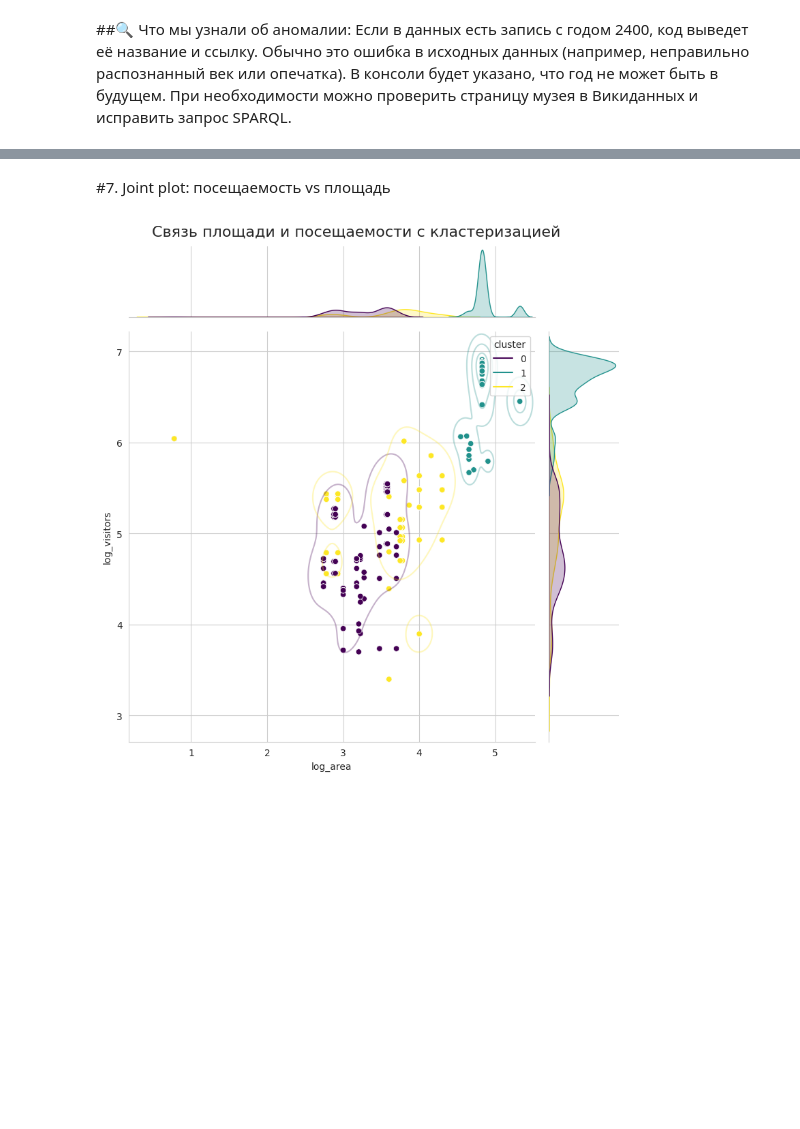
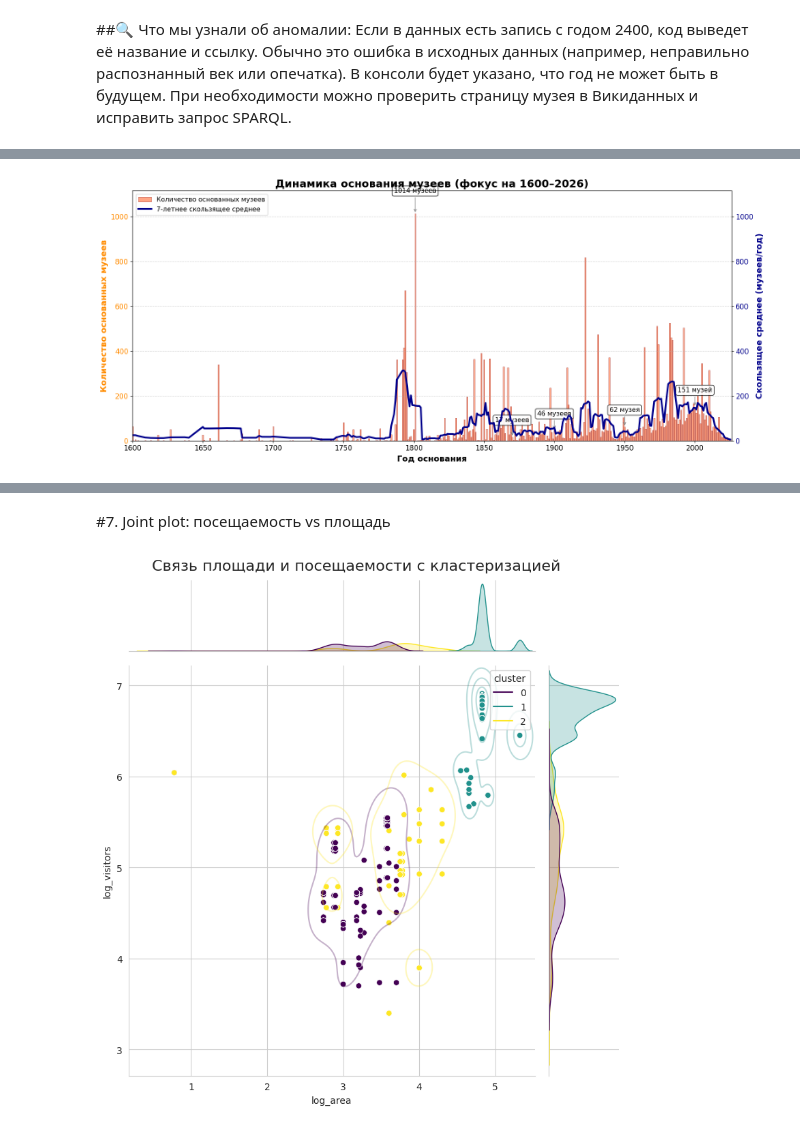
Before and after one commit to yana-moshnikova/python-ai-moshnikova-yana, a Jupyter notebook: notebooks/week3_visualization_best.ipynb, the cells around one changed output, grey strips where cells are left out. Cells and saved outputs as stored; diff of their text form; code cells hidden in the pictures; blank space fills up the shorter version.

```diff
--- a/notebooks/week3_visualization_best.ipynb
+++ b/notebooks/week3_visualization_best.ipynb
@@ -536,0 +746,94 @@ print(f"   Максимальное значение по Y: {max_count:.0f} м
+# %%
+# ============================================================
+# 2. ДИНАМИКА ОСНОВАНИЯ МУЗЕЕВ (двойная ось, увеличенный отступ подписей)
+# ============================================================
+
+import pandas as pd
+import numpy as np
+import matplotlib.pyplot as plt
+
+# ---- Подготовка данных ----
+df_years = df_museum[df_museum['inceptionYear'] > 1000].copy()
+df_years = df_years[df_years['inceptionYear'] <= 2026]
+
+yearly_counts = df_years['inceptionYear'].value_counts().sort_index()
+years = yearly_counts.index
+counts = yearly_counts.values
+
+# Скользящее среднее (окно 7 лет)
+window = 7
+weights = np.ones(window) / window
+moving_avg = np.convolve(counts, weights, mode='same')
+
+# Год с максимумом
+max_year = years[np.argmax(counts)]
+max_count = counts.max()
+print(f"📊 Год с наибольшим числом основанных музеев: {max_year} (всего {max_count} музеев)")
+
+# Список музеев этого года
+museums_max = df_years[df_years['inceptionYear'] == max_year][['museum', 'URL']].drop_duplicates()
+print("\n🏛️ Список музеев, основанных в этом году:")
+for _, row in museums_max.iterrows():
+    url = row['URL'] if pd.notna(row['URL']) else '#'
+    print(f"   • {row['museum']} — [ссылка]({url})")
+print()
+
+# ---- Построение графика с двумя осями ----
+fig, ax1 = plt.subplots(figsize=(16, 7))
+
+# Левая ось (столбцы)
+ax1.bar(years, counts, alpha=0.7, color='coral', edgecolor='darkred', linewidth=0.5,
+        label='Количество основанных музеев')
+ax1.set_xlabel('Год основания', fontsize=14, fontweight='bold')
+ax1.set_ylabel('Количество основанных музеев', fontsize=14, color='darkorange', fontweight='bold')
+ax1.tick_params(axis='y', labelcolor='darkorange', labelsize=12)
+ax1.tick_params(axis='x', labelsize=12)
+ax1.set_xlim(1600, 2026)
+ax1.set_ylim(0, max_count * 1.1)
+
+# Правая ось (скользящее среднее)
+ax2 = ax1.twinx()
+ax2.plot(years, moving_avg, color='darkblue', linewidth=3, linestyle='-',
+         label=f'{window}-летнее скользящее среднее')
+ax2.set_ylabel('Скользящее среднее (музеев/год)', fontsize=14, color='darkblue', fontweight='bold')
+ax2.tick_params(axis='y', labelcolor='darkblue', labelsize=12)
+ax2.set_ylim(0, max_count * 1.1)
+
+# Заголовок
+plt.title('Динамика основания музеев (фокус на 1600–2026)', fontsize=18, fontweight='bold')
+
+# ---- Объединённая легенда ----
+lines1, labels1 = ax1.get_legend_handles_labels()
+lines2, labels2 = ax2.get_legend_handles_labels()
+ax1.legend(lines1 + lines2, labels1 + labels2, loc='upper left', fontsize=11, framealpha=0.9)
+
+# ---- Аннотации ключевых пиков (подняты выше) ----
+peak_years = [1870, 1900, 1950, 2000, max_year]
+for y in peak_years:
+    if y in years:
+        idx = list(years).index(y)
+        cnt = counts[idx]
+        # Склонение
+        if cnt % 10 == 1 and cnt % 100 != 11:
+            word = 'музей'
+        elif 2 <= cnt % 10 <= 4 and not (12 <= cnt % 100 <= 14):
+            word = 'музея'
+        else:
+            word = 'музеев'
+        # Увеличенный отступ: 25 для обычных, 35 для максимального пика
+        offset = 25 if y != max_year else 35
+        ax1.annotate(f'{cnt} {word}',
+                     xy=(y, cnt),
+                     xytext=(0, offset),
+                     textcoords='offset points',
+                     ha='center',
+                     fontsize=11,
+                     bbox=dict(boxstyle='round,pad=0.3', fc='white', ec='black', alpha=0.9),
+                     arrowprops=dict(arrowstyle='->', color='gray', lw=1.0))
+
+# Сетка
+ax1.grid(axis='y', linestyle='--', alpha=0.5)
+
+plt.tight_layout()
+plt.show()
+# %% [output]
@@ -536,0 +853 @@ print(f"   Максимальное значение по Y: {max_count:.0f} м
+[figure, added]
```
Also changed, not shown: parts of 13 cells of this notebook.
